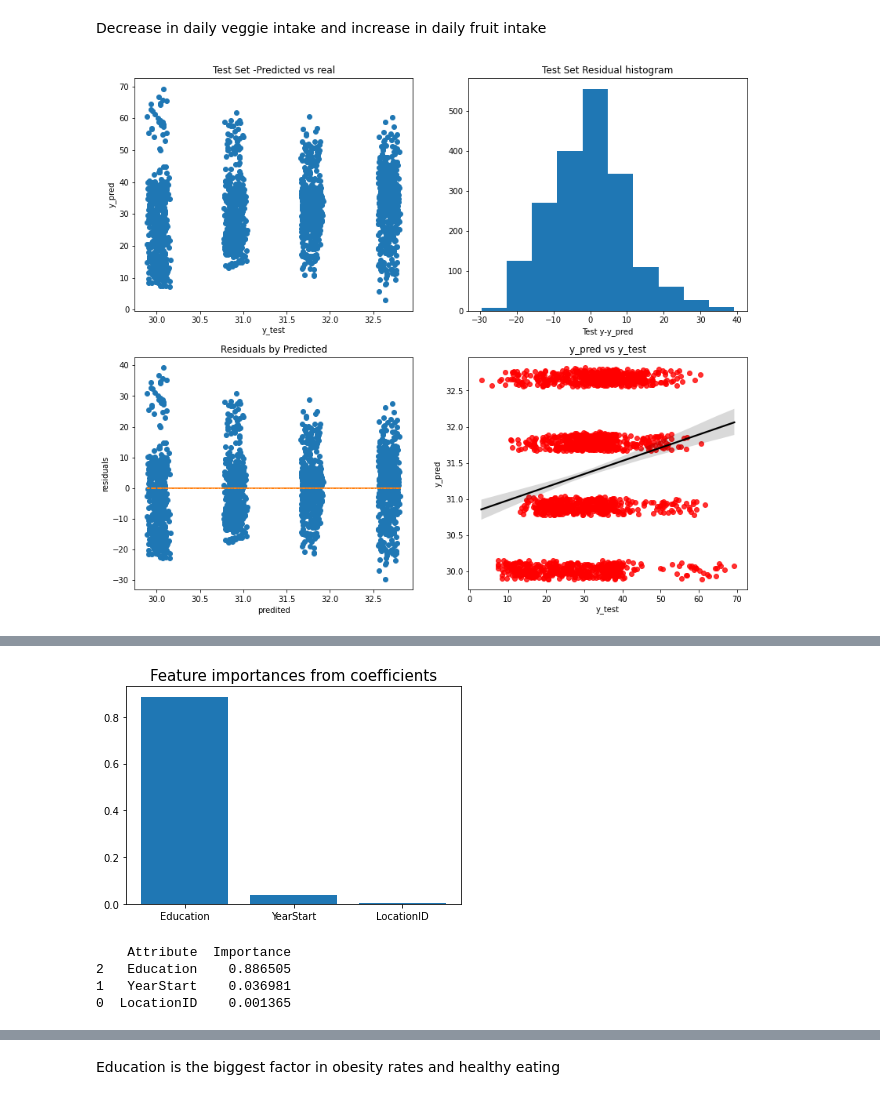
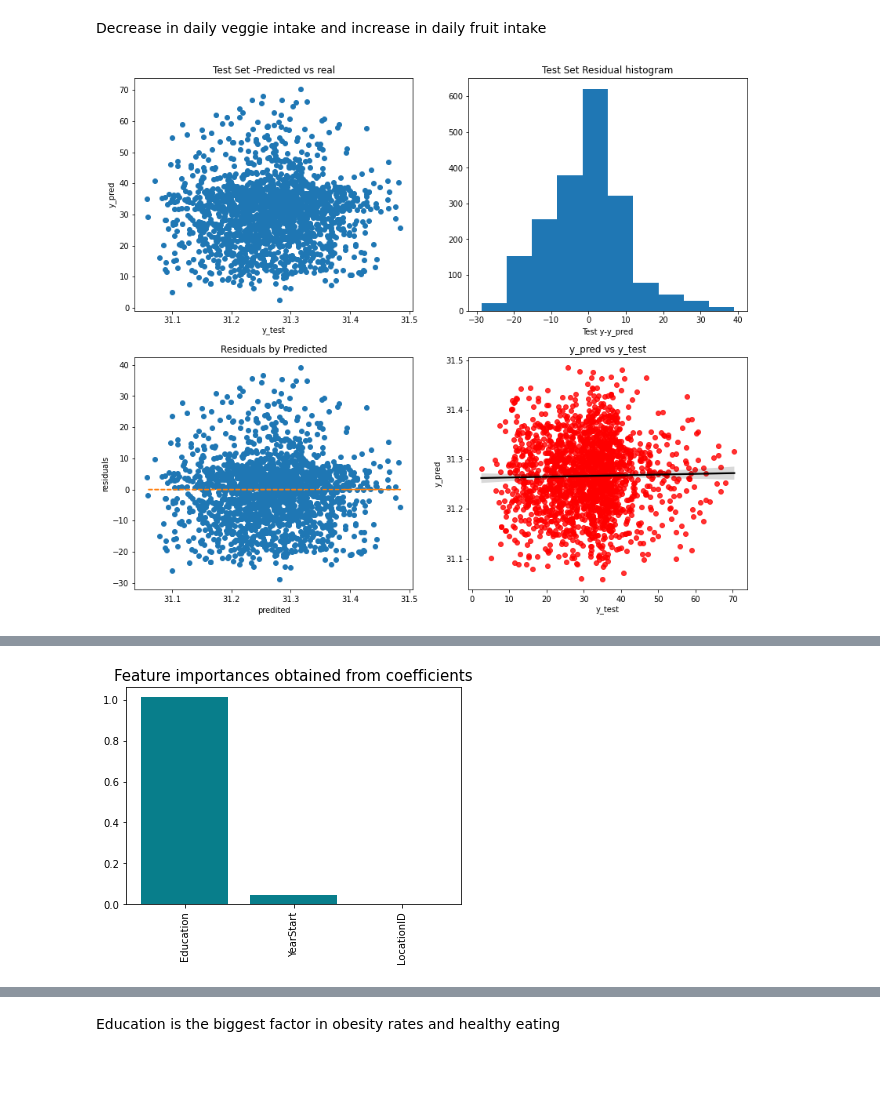
Before and after one commit to Starmam1717/Obesity_project, a Jupyter notebook: Obesity_notbook.ipynb, the cells around one changed output, grey strips where cells are left out. Cells and saved outputs as stored; diff of their text form; code cells hidden in the pictures; blank space fills up the shorter version.

```diff
--- a/Obesity_notbook.ipynb
+++ b/Obesity_notbook.ipynb
@@ -347,64 +347,70 @@ from sklearn.metrics import mean_squared_error
 from sklearn.preprocessing import StandardScaler
 from sklearn.metrics import r2_score
 # %%
-#Splitting Data Sets Education
+#Education Importance Calculation using linear regression
 
-#Education
-df_ed.head()
 X = df_ed[['LocationID','YearStart','Education']]
-y = df_ed['Data_Value']
+y  = df_ed['Data_Value']
 
+num_iterations = 300
+all_coefs = []
+all_intercepts = []
 X_train, X_test, y_train, y_test = train_test_split(X, y, test_size=0.25)
-X_train = pd.DataFrame(X_train)
-X_test = pd.DataFrame(X_test)
+y_pred_sum = np.zeros(len(y_test))
+
+for _ in range(num_iterations):
+    X_train, X_test, y_train, y_test = train_test_split(X, y, test_size=0.25)
+    X_train = pd.DataFrame(X_train)
+    X_test = pd.DataFrame(X_test)
+
+    lin_reg = LinearRegression()
+    lin_reg.fit(X_train, y_train)
 
 
 
-std_scaler= StandardScaler().fit(X_train)
+    y_pred_sum += lin_reg.predict(X_test).squeeze()
+    all_coefs.append(lin_reg.coef_)
+    all_intercepts.append(lin_reg.intercept_)
 
-X_train_scaled=std_scaler.transform(X_train)
-
-X_test_scaled=std_scaler.transform(X_test)
-
-lin_reg = LinearRegression()
-lin_reg.fit(X_train, y_train)
-y_pred = lin_reg.predict(X_test)
-
+# Compute averages
+all_coefs = np.array(all_coefs)
+all_intercepts = np.array(all_intercepts)
+avg_coef = all_coefs.mean(axis=0)
+avg_intercept = all_intercepts.mean()
+y_pred_avg = y_pred_sum/num_iterations
 
 
 
 fig, axes = plt.subplots(2,2,figsize=(14,12))
-axes[0,0].plot(y_pred, y_test, 'o')
+axes[0,0].plot(y_pred_avg, y_test, 'o')
 axes[0,0].set_xlabel("y_test")
 axes[0,0].set_ylabel("y_pred")
 axes[0,0].set_title("Test Set -Predicted vs real")
 
 
-axes[0,1].hist(y_test - y_pred)
+axes[0,1].hist(y_test - y_pred_avg)
 axes[0,1].set_xlabel("Test y-y_pred")
 axes[0,1].set_title("Test Set Residual histogram")
 
-axes[1,0].plot(y_pred,y_test - y_pred,"o")
+axes[1,0].plot(y_pred_avg,y_test - y_pred_avg,"o")
 axes[1,0].set_xlabel("predited")
 axes[1,0].set_ylabel("residuals")
 axes[1,0].set_title("Residuals by Predicted")
-axes[1,0].plot(y_pred,np.zeros(len(y_pred)),linestyle='dashed')
+axes[1,0].plot(y_pred_avg,np.zeros(len(y_pred_avg)),linestyle='dashed')
 
-sns.regplot(x = y_test,y= y_pred, scatter_kws={"color": "red"}, line_kws={"color": "black"}, ax = axes[1,1])
+sns.regplot(x = y_test,y= y_pred_avg, scatter_kws={"color": "red"}, line_kws={"color": "black"}, ax = axes[1,1])
 axes[1,1].set_xlabel('y_test')
 axes[1,1].set_ylabel('y_pred')
 axes[1,1].set_title("y_pred vs y_test")
 
 plt.show()
 
-coefficients = lin_reg.coef_
-intercept = lin_reg.intercept_
+print(f"Average Coefficient: {avg_coef}")
+print(f"Average Intercept: {avg_intercept}")
+print()
 
-print(f"Coefficients: {coefficients}")
-print(f"Intercept: {intercept}")
-
-mse = mean_squared_error(y_test, y_pred)
-r2 = r2_score(y_test, y_pred)
+mse = mean_squared_error(y_test, y_pred_avg)
+r2 = r2_score(y_test, y_pred_avg)
 adj_r2= 1 - (1-r2)*(len(y_test)-1)/(len(y_test)-X_test.shape[1]-1)
 print("Mean Squared Error:", mse)
 print("R-squared:", r2)
@@ -413,7 +419,7 @@ print("Adjusted R-squared:", adj_r2)
 
 print('                          ')
 print('                          ')
-print('Most Important factors Education')
+print('Most Important factors')
 
 importance_ed = pd.DataFrame(data={
     'Attribute': X_train.columns,
@@ -423,10 +429,9 @@ importance_ed = pd.DataFrame(data={
 importance_ed = importance_ed.sort_values(by = 'Importance', ascending= False)
 
 
-plt.bar(x=importance_ed['Attribute'], height=importance_ed['Importance'])
-plt.title('Feature importances from coefficients', size=15)
-
+plt.bar(x=importance_ed['Attribute'], height=importance_ed['Importance'], color='#087E8B')
+plt.title('Feature importances obtained from coefficients', size=15)
+plt.xticks(rotation='vertical')
 plt.show()
-print(importance_ed)
 # %% [output]
-[figure, old version]
+[figure, new version]
@@ -441,6 +447,2 @@ Most Important factors Education
-[figure, old version]
+[figure, new version]
-    Attribute  Importance
-2   Education    0.886505
-1   YearStart    0.036981
-0  LocationID    0.001365
 # %%
```
Also changed, not shown: parts of 4 cells of this notebook.
